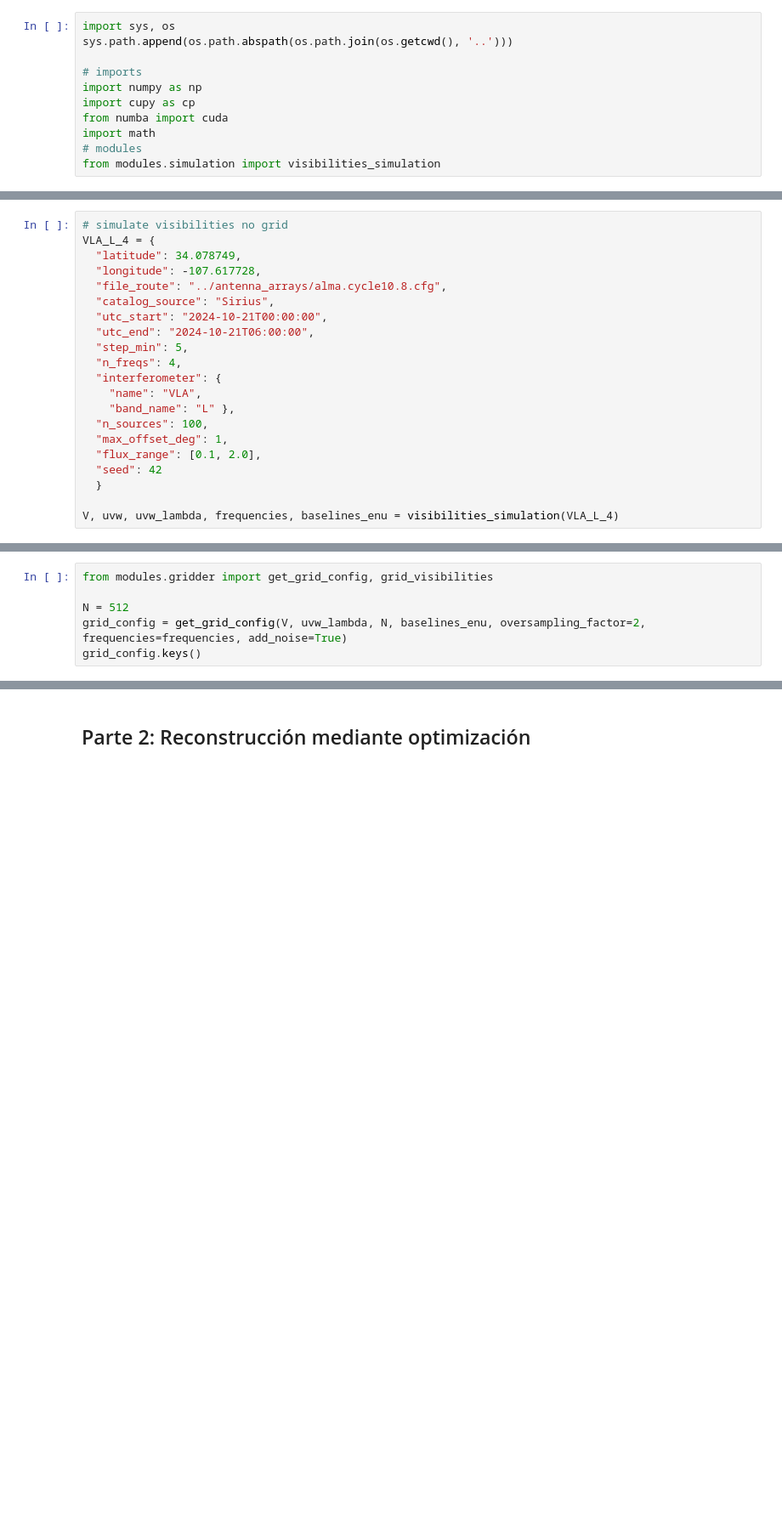
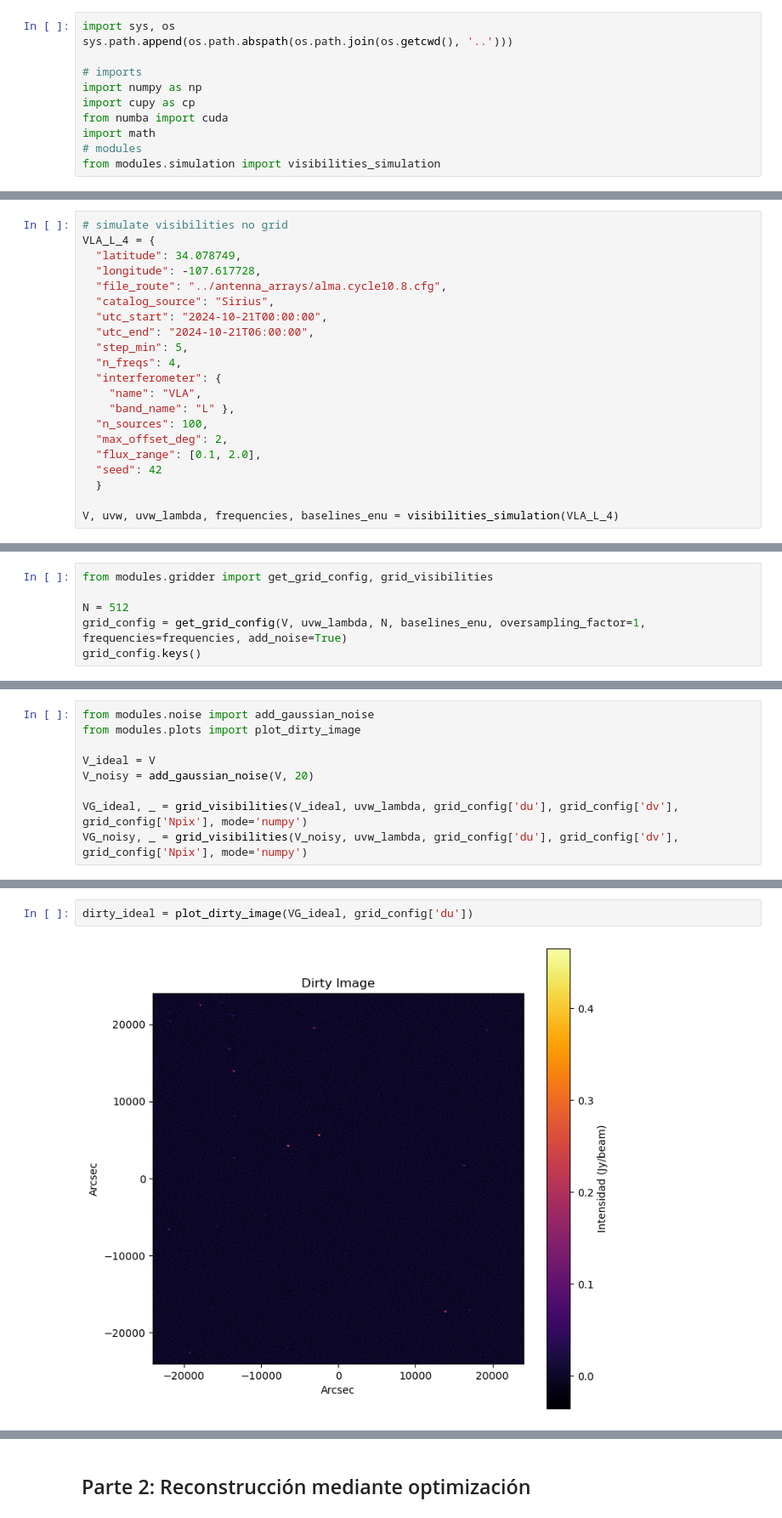
Before and after one commit to Mieres7/RadioInterferometry, a Jupyter notebook: lab2/laboratory2.ipynb, the cells around one changed output, grey strips where cells are left out. Shown at 85% size. Saved outputs shown, nothing was run; the diff lists cells and outputs as text; blank space fills up the shorter version.

```diff
--- a/lab2/laboratory2.ipynb
+++ b/lab2/laboratory2.ipynb
@@ -31,7 +33,7 @@ VLA_L_4 = {
     "name": "VLA",
     "band_name": "L" },
   "n_sources": 100,
-  "max_offset_deg": 1,
+  "max_offset_deg": 2,
   "flux_range": [0.1, 2.0],
   "seed": 42
   }
@@ -49,6 +53,6 @@ plot_uv_coverage(uvw, unit='lambda')
 from modules.gridder import get_grid_config, grid_visibilities
 
 N = 512
-grid_config = get_grid_config(V, uvw_lambda, N, baselines_enu, oversampling_factor=2, frequencies=frequencies, add_noise=True)
+grid_config = get_grid_config(V, uvw_lambda, N, baselines_enu, oversampling_factor=1, frequencies=frequencies, add_noise=True)
 grid_config.keys()
 # %% [output]
@@ -82,0 +87,9 @@ Wall time: 72.3 ms
+# %%
+from modules.noise import add_gaussian_noise
+from modules.plots import plot_dirty_image
+
+V_ideal = V
+V_noisy = add_gaussian_noise(V, 20)
+
+VG_ideal, _ = grid_visibilities(V_ideal, uvw_lambda, grid_config['du'], grid_config['dv'], grid_config['Npix'], mode='numpy')
+VG_noisy, _ = grid_visibilities(V_noisy, uvw_lambda, grid_config['du'], grid_config['dv'], grid_config['Npix'], mode='numpy')
@@ -82,0 +104,4 @@ Wall time: 72.3 ms
+# %%
+dirty_ideal = plot_dirty_image(VG_ideal, grid_config['du'])
+# %% [output]
+[figure, added]
```
Also changed, not shown: parts of 18 cells of this notebook, 7 other files.
